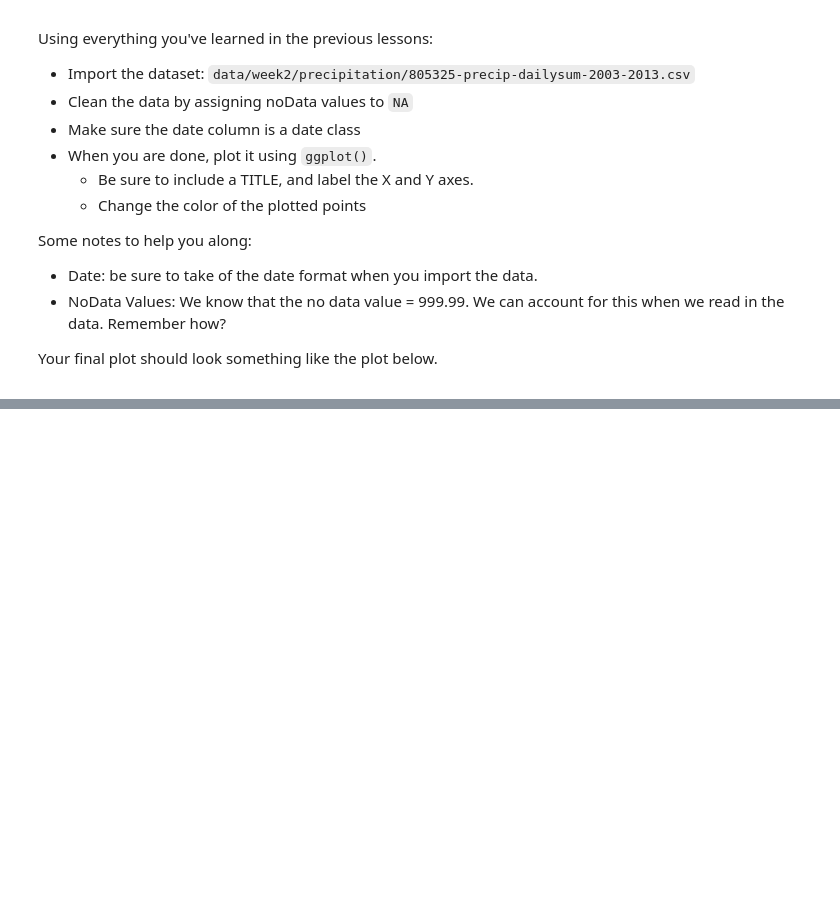
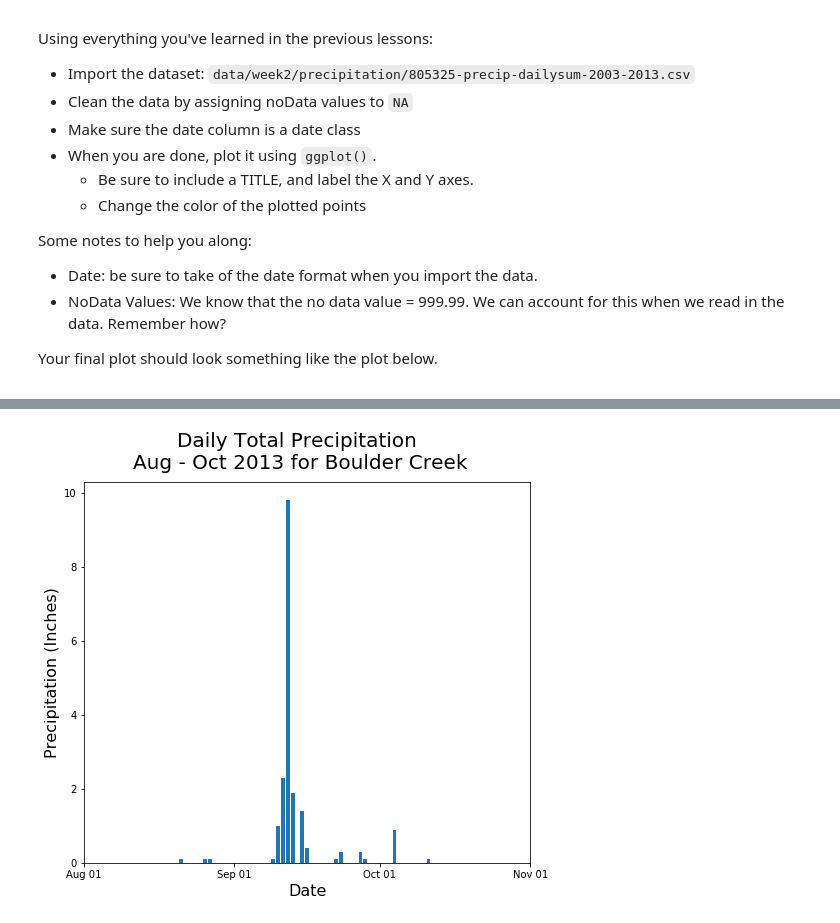
Before and after one commit to choldgraf/earth-analytics-python_OLD, a Jupyter notebook: notebooks/final-notebooks/week-2/plot-time-series-handle-dates/2017-01-25-flood03-clean-plot-precipitation-data-in-python.ipynb, the cells around one changed output, grey strips where cells are left out. Cells and saved outputs as stored; diff of their text form; code cells hidden in the pictures; blank space fills up the shorter version.

```diff
--- a/notebooks/final-notebooks/week-2/plot-time-series-handle-dates/2017-01-25-flood03-clean-plot-precipitation-data-in-python.ipynb
+++ b/notebooks/final-notebooks/week-2/plot-time-series-handle-dates/2017-01-25-flood03-clean-plot-precipitation-data-in-python.ipynb
@@ -361,3 +311,29 @@ ax.set(xlabel="Date", ylabel="Precipitation (inches)",
+# %%
+# create figure -- is this using pandas again?
+rcParams['figure.figsize'] = 8, 7
+fig, ax = plt.subplots()
+ax.bar(precip_boulder_AugOct['DATE'].values, precip_boulder_AugOct['DAILY_PRECIP'].values)
+#plt.setp(ax.get_xticklabels(), rotation=30)
+ax.set(xlim=["2013-08-01", "2013-11-01"]);
+# add titles and format as you see fit
+fig.suptitle('Daily Total Precipitation \nAug - Oct 2013 for Boulder Creek', fontsize=20)
+plt.xlabel('Date', fontsize=16)
+plt.ylabel('Precipitation (Inches)', fontsize=16)
+
+# looks like there is a date formater that we can use...
+
+# http://matplotlib.org/1.5.3/examples/pylab_examples/date_demo1.html
+# maybe make the tick labels larger too
+# format the ticks -- this should be included in the previous lesson
+from matplotlib.dates import YearLocator, MonthLocator, DateFormatter
+months = MonthLocator()  # every month
+yearsFmt = DateFormatter('%b %d')
+ax.xaxis.set_major_locator(months)
+ax.xaxis.set_major_formatter(yearsFmt)
+ax.xaxis.set_minor_locator(months)
+ax.autoscale_view()
+# %% [output]
+[figure, added]
 # %% [markdown]
 <div class="notice--warning" markdown="1">
 
```
Also changed, not shown: parts of 29 cells of this notebook, 12 other files.
